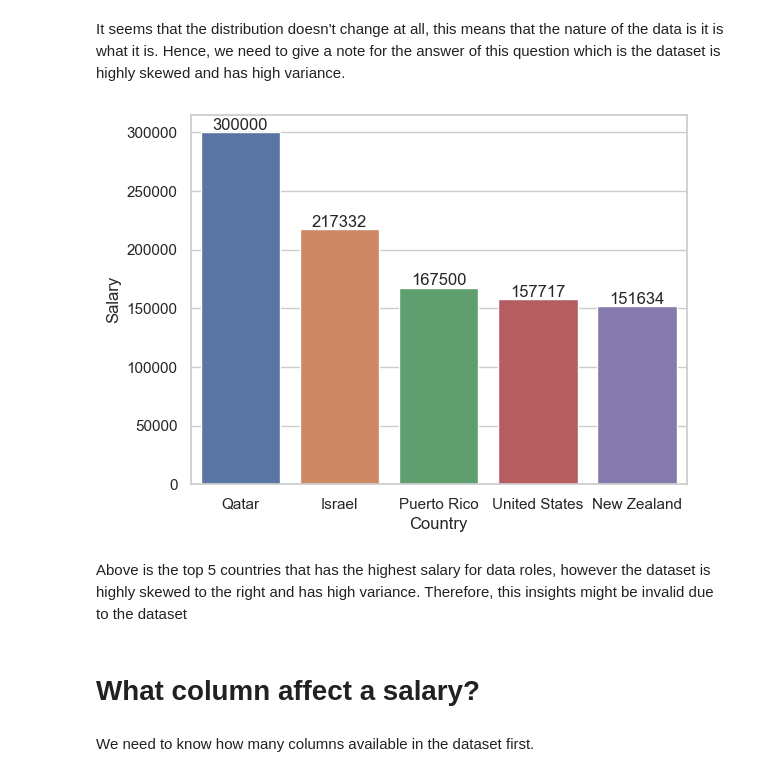
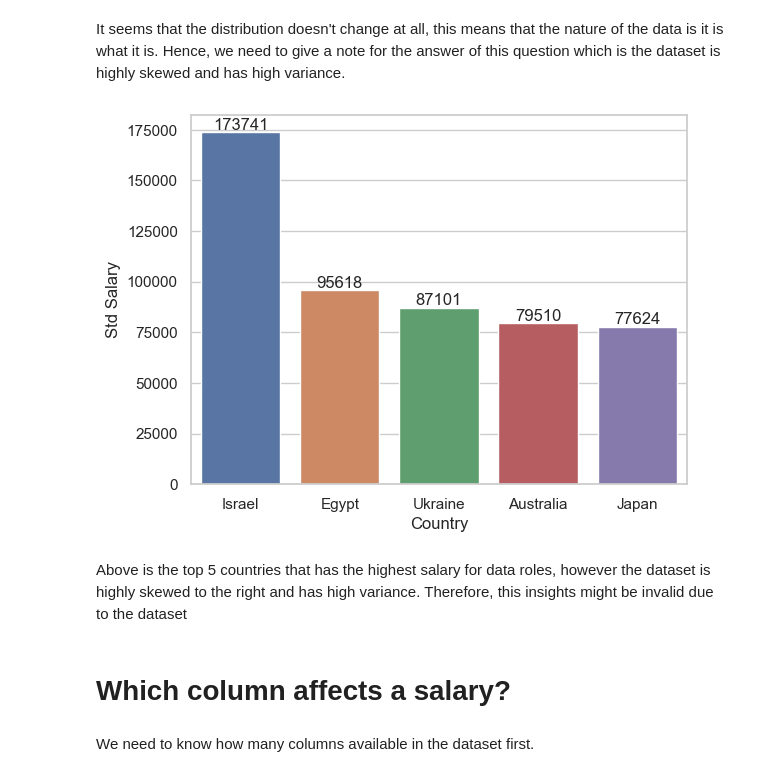
Before and after one commit to DickyAdi/DS2024_analysis, a Jupyter notebook: analysis.ipynb, the cells around one changed output. Cells and saved outputs as stored; diff of their text form; code cells hidden in the pictures.

```diff
--- a/analysis.ipynb
+++ b/analysis.ipynb
@@ -177,0 +180,8 @@ plt.show()
+# %%
+sns.barplot(x=countryValueCount['region'], y=countryValueCount['count'])
+for i, (_, val) in enumerate(countryValueCount.values):
+    plt.text(i, i+val, str(val), ha='center', va='bottom')
+plt.xlabel('Regions')
+plt.title('Region Distribution')
+plt.xticks(rotation=45)
+plt.show()
@@ -177,0 +192,3 @@ plt.show()
+# %%
+regionInsight = dfRegion.groupby('region')[['salary_in_usd']].std().reset_index().set_index('region').rename(columns={'salary_in_usd' : 'std_salary_in_usd'}).sort_values(by='std_salary_in_usd', ascending=False)
+regionInsight
@@ -177,0 +204,8 @@ plt.show()
+# %%
+# sns.barplot(x=regionInsight.index, y=regionInsight.values)
+regionInsight.plot(kind='bar', figsize=(15,6))
+for i, val in enumerate(regionInsight.values):
+    plt.text(i, val+i, str(val[0]), ha='center', va='bottom')
+plt.title('Region Salary')
+plt.xticks(rotation=45)
+plt.show()
@@ -207,20 +245,20 @@ plt.show()
 # %% [markdown]
 It seems that the distribution doesn't change at all, this means that the nature of the data is it is what it is. Hence, we need to give a note for the answer of this question which is the dataset is highly skewed and has high variance.
 # %%
-countryInsight = df.groupby('company_location')[['salary_in_usd']].mean().reset_index().set_index('company_location').rename(columns={'salary_in_usd' : 'avg_salary_in_usd'}).sort_values(by='avg_salary_in_usd', ascending=False)
+countryInsight = df.groupby('company_location')[['salary_in_usd']].std().reset_index().set_index('company_location').rename(columns={'salary_in_usd' : 'std_salary_in_usd'}).sort_values(by='std_salary_in_usd', ascending=False)
 # %%
-sns.barplot(data=countryInsight[:5], x=countryInsight.index[:5], y='avg_salary_in_usd')
+sns.barplot(data=countryInsight[:5], x=countryInsight.index[:5], y='std_salary_in_usd')
 for i, val in enumerate(countryInsight.values[:5]):
     plt.text(i, val+i, f'{val[0]:.0f}', ha='center', va='bottom')
 plt.xlabel('Country')
-plt.ylabel('Salary')
+plt.ylabel('Std Salary')
 plt.show()
 # %% [output]
-[figure, old version]
+[figure, new version]
 # %% [markdown]
 Above is the top 5 countries that has the highest salary for data roles, however the dataset is highly skewed to the right and has high variance. Therefore, this insights might be invalid due to the dataset
 # %% [markdown]
-# What column affect a salary?
+# Which column affects a salary?
 # %% [markdown]
 We need to know how many columns available in the dataset first.
 # %%
```
Also changed, not shown: parts of 11 cells of this notebook.
